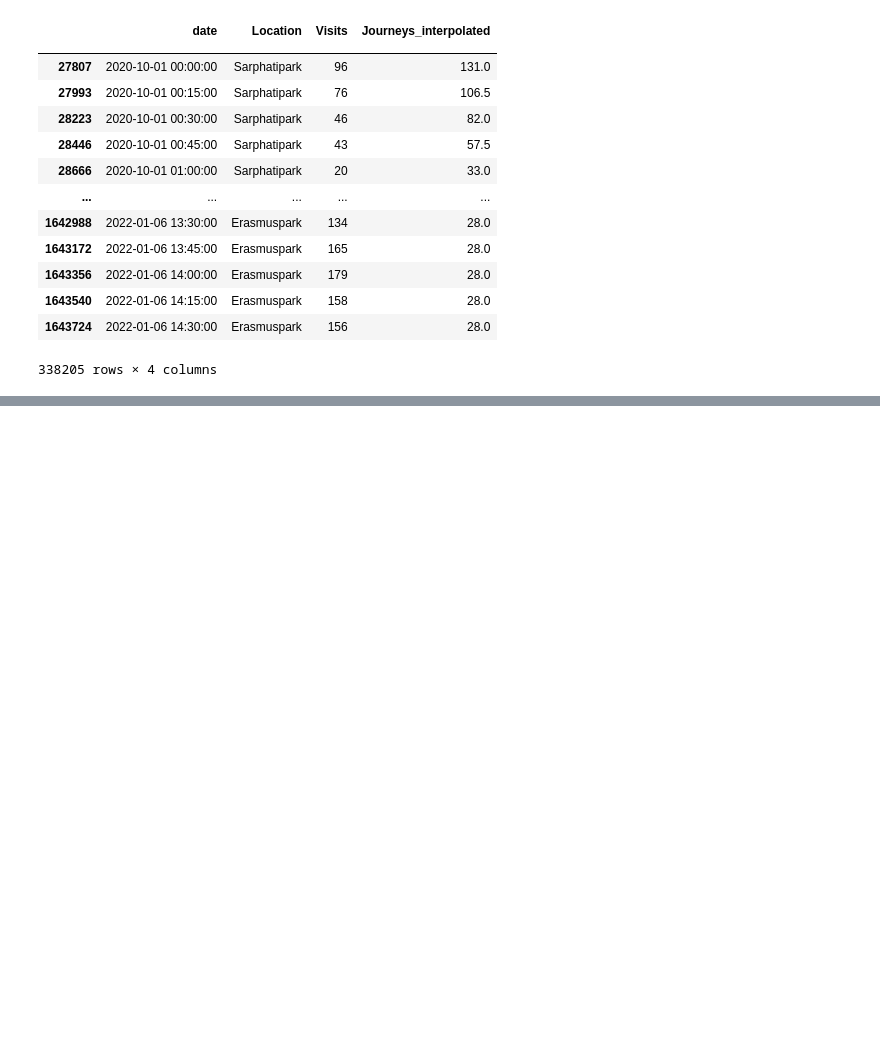
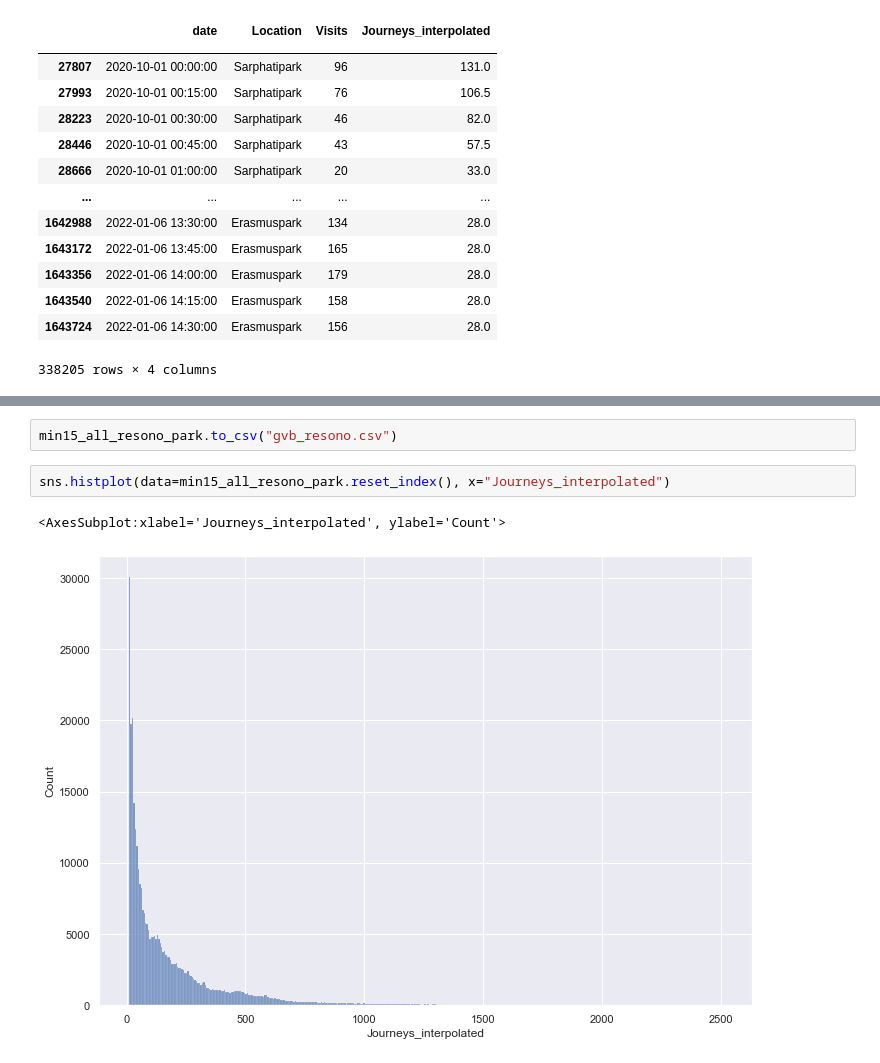
Before and after one commit to lotteph/DSP, a Jupyter notebook: GVB_ALL.ipynb, the cells around one changed output, grey strips where cells are left out. Drawn from its saved outputs; the diff is of its cells as text; blank space fills up the shorter version.

```diff
--- a/GVB_ALL.ipynb
+++ b/GVB_ALL.ipynb
@@ -614,0 +613,7 @@ min15_all_resono_park.to_csv("gvb_resono.csv")
+# %%
+min15_all_resono_park.to_csv("gvb_resono.csv")
+# %%
+sns.histplot(data=min15_all_resono_park.reset_index(), x="Journeys_interpolated")
+# %% [output]
+<AxesSubplot:xlabel='Journeys_interpolated', ylabel='Count'>
+[figure, added]
```
Also changed, not shown: parts of 9 cells of this notebook.
